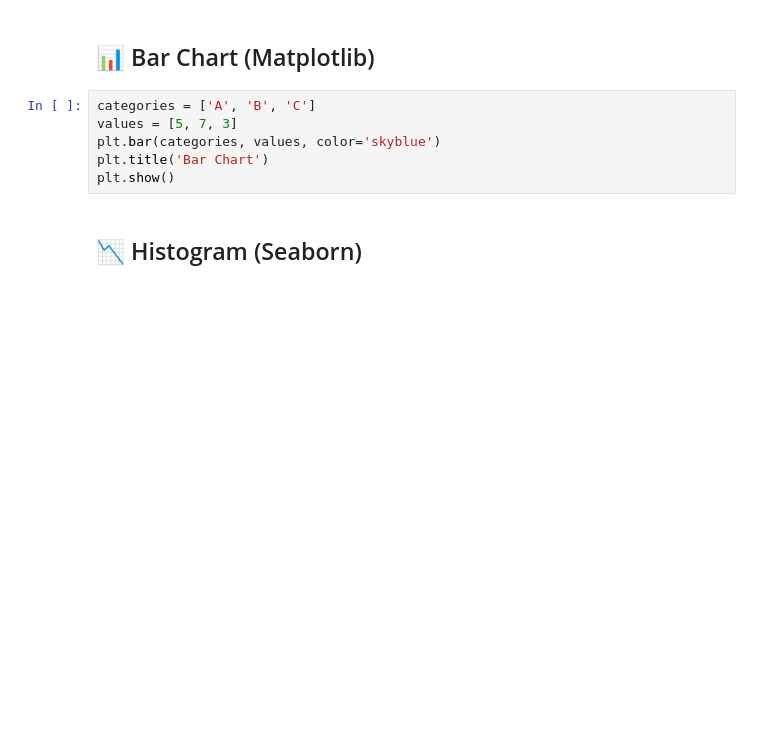
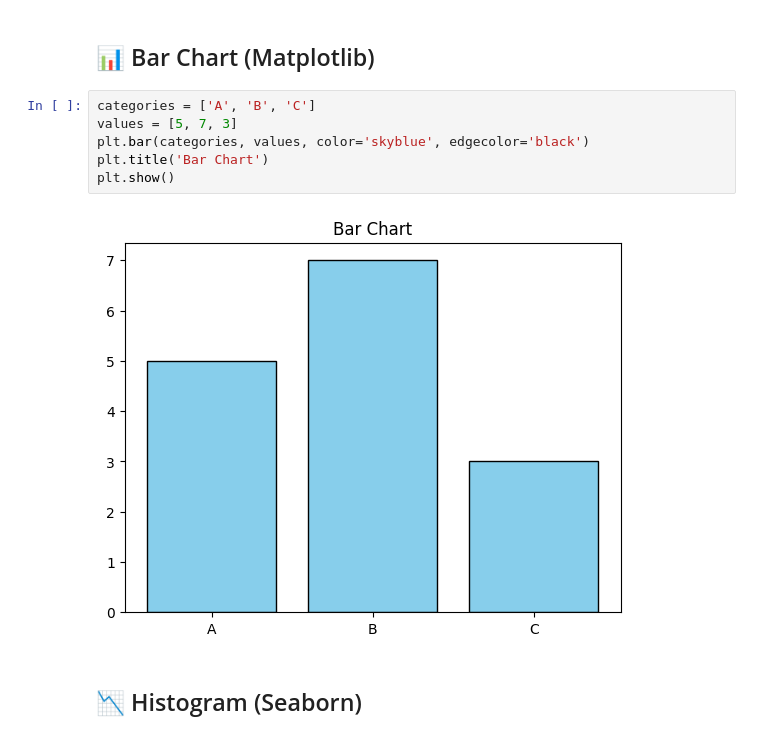
Before and after one commit to Root1729/30-Days-ML-Crash-Course, a Jupyter notebook: Day 04/Data_Visualization_Deep_Dive.ipynb, the cells around one changed output. Cells and saved outputs as stored; diff of their text form; blank space fills up the shorter version.

```diff
--- a/Day 04/Data_Visualization_Deep_Dive.ipynb
+++ b/Day 04/Data_Visualization_Deep_Dive.ipynb
@@ -72,9 +72,11 @@ plt.close()
 # %%
 categories = ['A', 'B', 'C']
 values = [5, 7, 3]
-plt.bar(categories, values, color='skyblue')
+plt.bar(categories, values, color='skyblue', edgecolor='black')
 plt.title('Bar Chart')
 plt.show()
+# %% [output]
+[figure, added]
 # %% [markdown]
 ## 📉 Histogram (Seaborn)
 # %%
```
Also changed, not shown: parts of 10 cells of this notebook, 7 other files.
